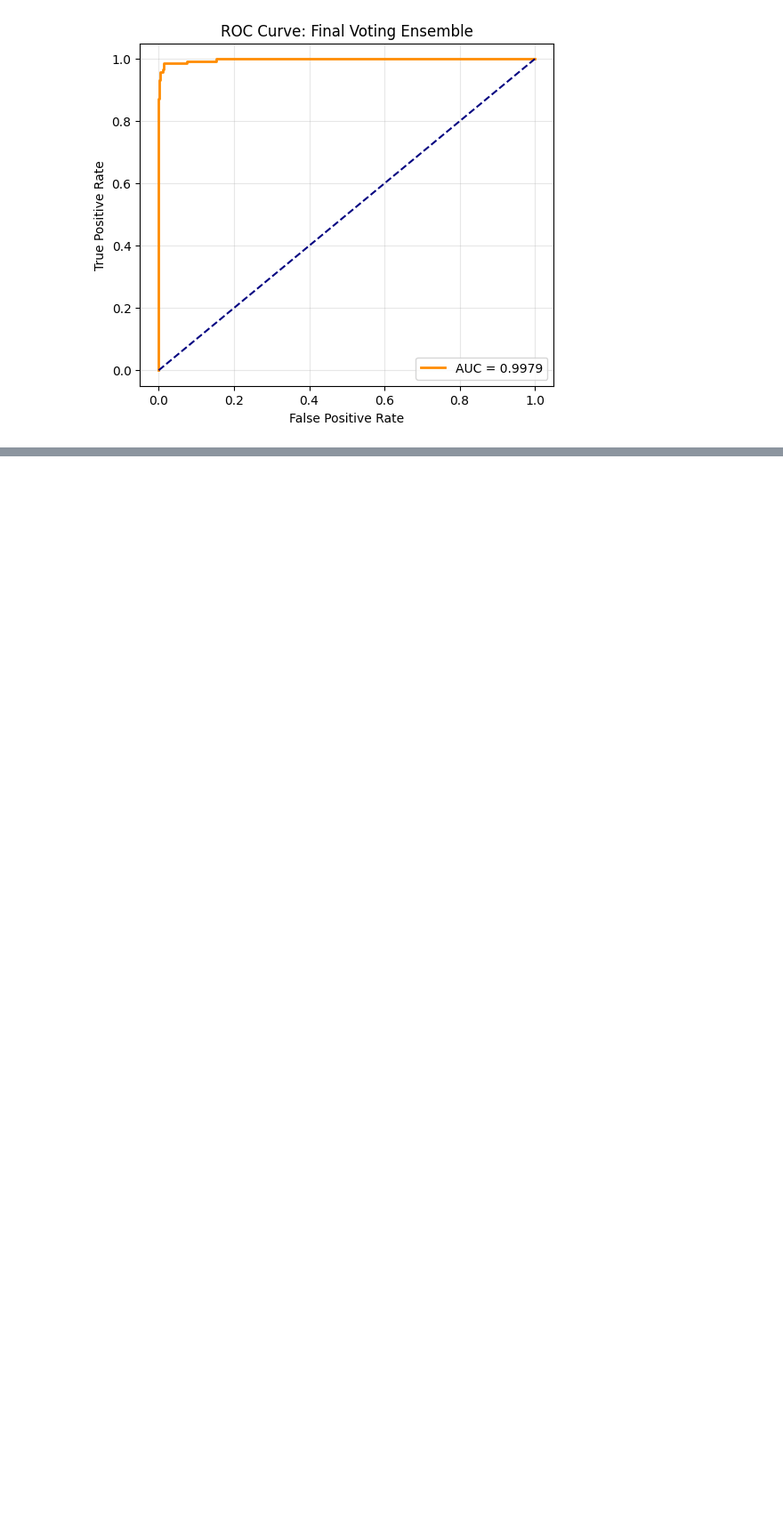
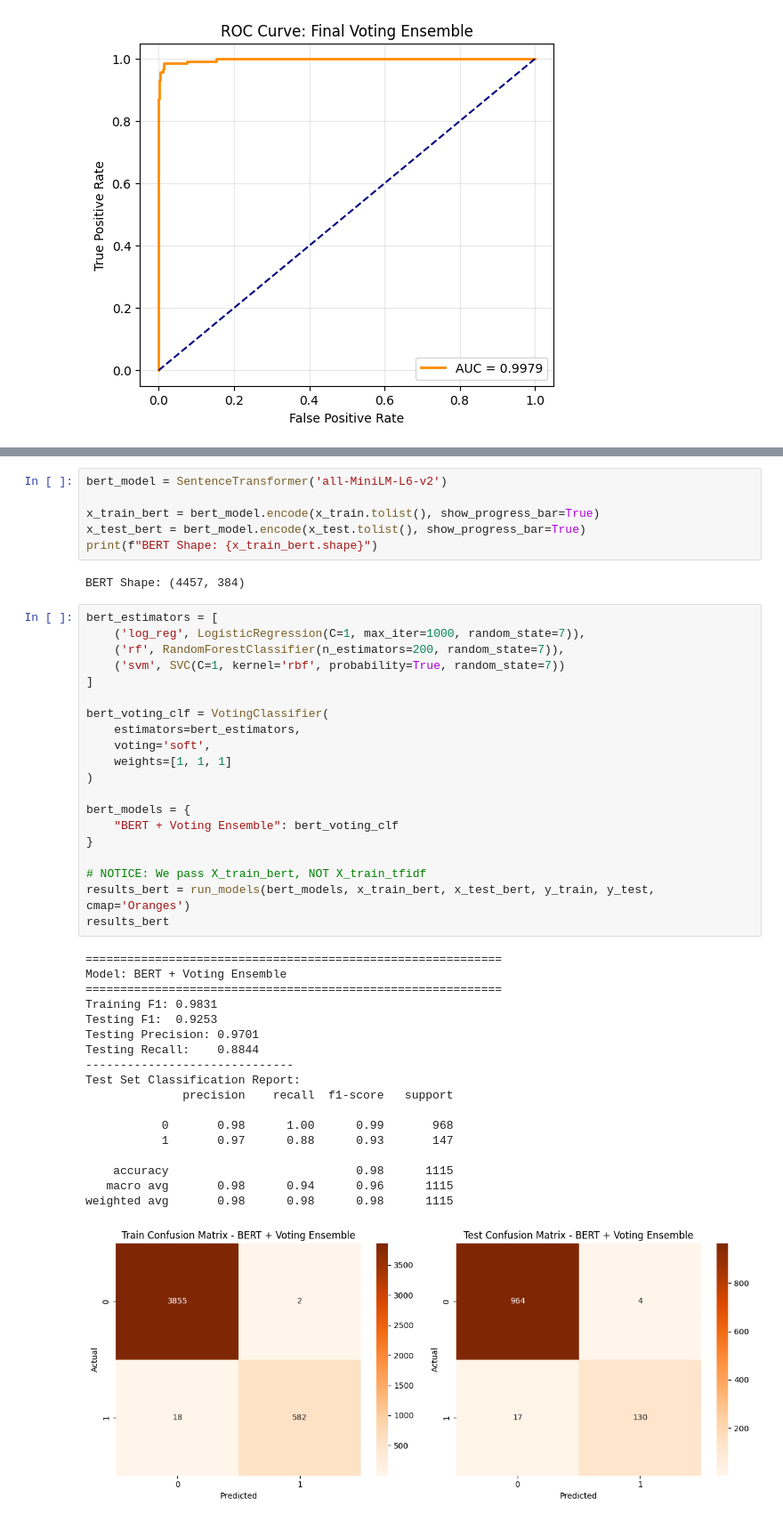
Before and after one commit to vishalgupta-git/sms-spam-detection-nlp, a Jupyter notebook: notebook.ipynb, the cells around one changed output, grey strips where cells are left out. Shown at 89% size. Cells and saved outputs as stored; diff of their text form; blank space fills up the shorter version.

```diff
--- a/notebook.ipynb
+++ b/notebook.ipynb
@@ -678,0 +685,47 @@ plt.show()
+# %%
+bert_model = SentenceTransformer('all-MiniLM-L6-v2')
+
+x_train_bert = bert_model.encode(x_train.tolist(), show_progress_bar=True)
+x_test_bert = bert_model.encode(x_test.tolist(), show_progress_bar=True)
+print(f"BERT Shape: {x_train_bert.shape}")
+# %% [output]
+BERT Shape: (4457, 384)
+# %%
+bert_estimators = [
+    ('log_reg', LogisticRegression(C=1, max_iter=1000, random_state=7)),
+    ('rf', RandomForestClassifier(n_estimators=200, random_state=7)),
+    ('svm', SVC(C=1, kernel='rbf', probability=True, random_state=7))
+]
+
+bert_voting_clf = VotingClassifier(
+    estimators=bert_estimators,
+    voting='soft',
+    weights=[1, 1, 1]
+)
+
+bert_models = {
+    "BERT + Voting Ensemble": bert_voting_clf
+}
+
+# NOTICE: We pass X_train_bert, NOT X_train_tfidf
+results_bert = run_models(bert_models, x_train_bert, x_test_bert, y_train, y_test, cmap='Oranges')
+results_bert
+# %% [output]
+============================================================
+Model: BERT + Voting Ensemble
+============================================================
+Training F1: 0.9831
+Testing F1:  0.9253
+Testing Precision: 0.9701
+Testing Recall:    0.8844
+------------------------------
+Test Set Classification Report:
+              precision    recall  f1-score   support
+
+           0       0.98      1.00      0.99       968
+           1       0.97      0.88      0.93       147
+
+    accuracy                           0.98      1115
+   macro avg       0.98      0.94      0.96      1115
+weighted avg       0.98      0.98      0.98      1115
+[figure, added]
```
Also changed, not shown: parts of 7 cells of this notebook, 4 other files.
